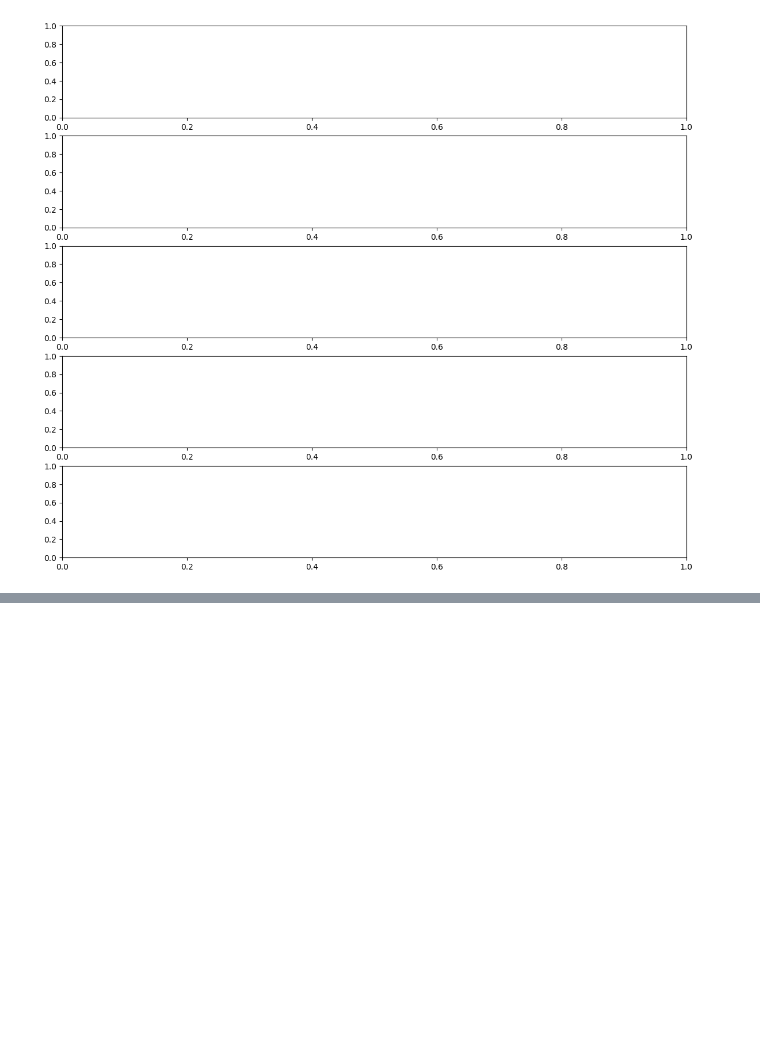
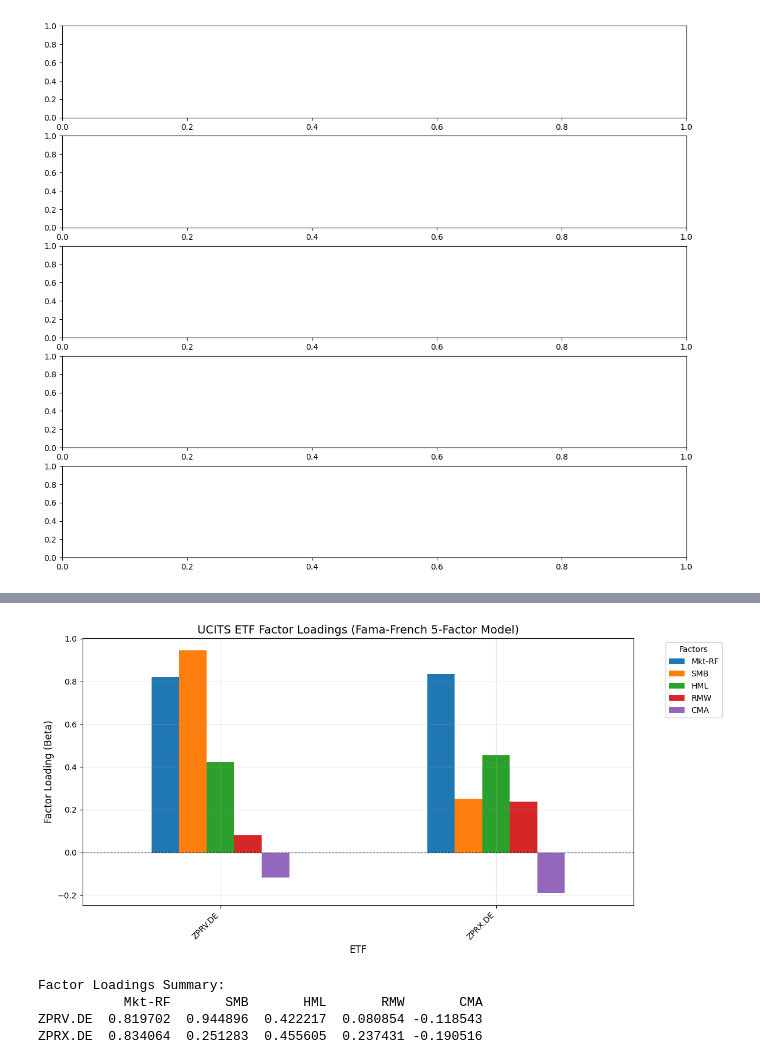
Before and after one commit to husainm97/quant-lab-alpha, a Jupyter notebook: notebooks/factor_premium_tests.ipynb, the cells around one changed output, grey strips where cells are left out. Saved outputs shown, nothing was run; the diff lists cells and outputs as text; code cells hidden in the pictures; blank space fills up the shorter version.

Commit message:
added factor loadings

```diff
--- a/notebooks/factor_premium_tests.ipynb
+++ b/notebooks/factor_premium_tests.ipynb
@@ -1098,3 +1098,77 @@ Date range: 2015-02-19 00:00:00 to 2024-12-30 00:00:00
 [figure]
 AttributeError: 'Axes' object has no attribute 'pl'
 [figure]
+# %%
+import statsmodels.api as sm
+import matplotlib.pyplot as plt
+import pandas as pd
+
+# -----------------------------
+# 1️⃣ Prepare the ETFs and factor columns
+# -----------------------------
+etf_cols = ['ZPRV.DE', 'ZPRX.DE']
+factor_cols = ['Mkt-RF', 'SMB', 'HML', 'RMW', 'CMA']
+
+# Combine ETF returns and Fama-French factors
+# Assuming combined_data already has monthly returns and RF
+ucits_combined = combined_data.copy()
+
+# -----------------------------
+# 2️⃣ Run Fama-French 5-Factor regressions
+# -----------------------------
+for etf in etf_cols:
+    print(f"\n{'='*60}")
+    print(f"Regression Results for {etf}")
+    print(f"{'='*60}")
+
+    # Excess returns: ETF minus risk-free
+    y = ucits_combined[etf] - ucits_combined['RF']
+
+    # Independent factors
+    X = sm.add_constant(ucits_combined[factor_cols])
+
+    # Run OLS regression
+    model = sm.OLS(y, X).fit()
+
+    # Display full regression summary
+    print(model.summary())
+
+    # Key statistics
+    print(f"\nKey Statistics for {etf}:")
+    print(f"Alpha: {model.params['const']:.4f} (t-stat: {model.tvalues['const']:.2f})")
+    print(f"R-squared: {model.rsquared:.4f}")
+    print(f"Adjusted R-squared: {model.rsquared_adj:.4f}")
+    print("\nFactor Loadings:")
+    for factor in factor_cols:
+        print(f"  {factor}: {model.params[factor]:.4f} (t-stat: {model.tvalues[factor]:.2f})")
+
+# -----------------------------
+# 3️⃣ Visualize factor loadings
+# -----------------------------
+# Collect loadings
+loadings_dict = {}
+for etf in etf_cols:
+    y = ucits_combined[etf] - ucits_combined['RF']
+    X = sm.add_constant(ucits_combined[factor_cols])
+    model = sm.OLS(y, X).fit()
+    loadings_dict[etf] = model.params[factor_cols]
+
+# Convert to DataFrame
+loadings_df = pd.DataFrame(loadings_dict).T
+
+# Plot
+fig, ax = plt.subplots(figsize=(12, 6))
+loadings_df.plot(kind='bar', ax=ax)
+ax.set_title('UCITS ETF Factor Loadings (Fama-French 5-Factor Model)', fontsize=14)
+ax.set_xlabel('ETF', fontsize=12)
+ax.set_ylabel('Factor Loading (Beta)', fontsize=12)
+ax.legend(title='Factors', bbox_to_anchor=(1.05, 1), loc='upper left')
+ax.axhline(y=0, color='black', linestyle='--', linewidth=0.8)
+ax.grid(True, alpha=0.3)
+plt.xticks(rotation=45, ha='right')
+plt.tight_layout()
+plt.show()
+
+print("\nFactor Loadings Summary:")
+print(loadings_df)
+# %% [output]
@@ -1100,0 +1192,5 @@ AttributeError: 'Axes' object has no attribute 'pl'
+[figure, added]
+Factor Loadings Summary:
+           Mkt-RF       SMB       HML       RMW       CMA
+ZPRV.DE  0.819702  0.944896  0.422217  0.080854 -0.118543
+ZPRX.DE  0.834064  0.251283  0.455605  0.237431 -0.190516
```
Also changed, not shown: parts of 1 cell of this notebook.
